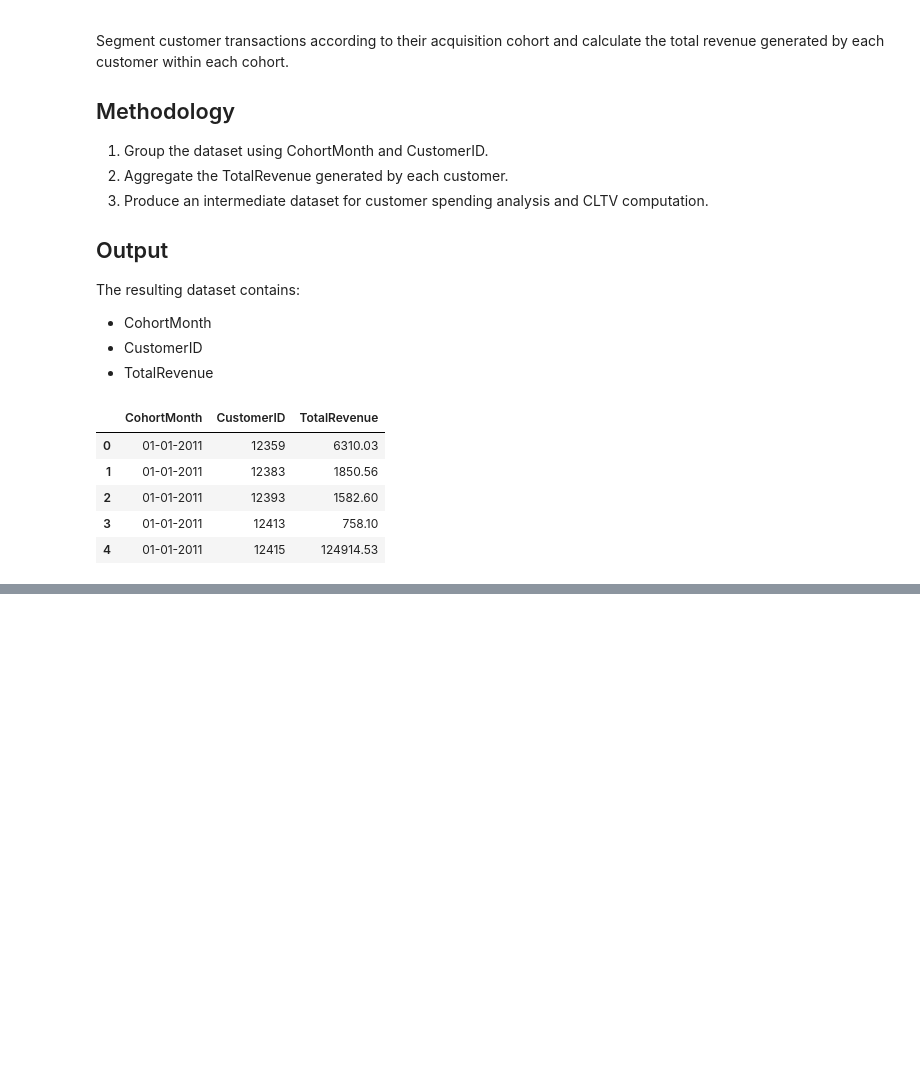
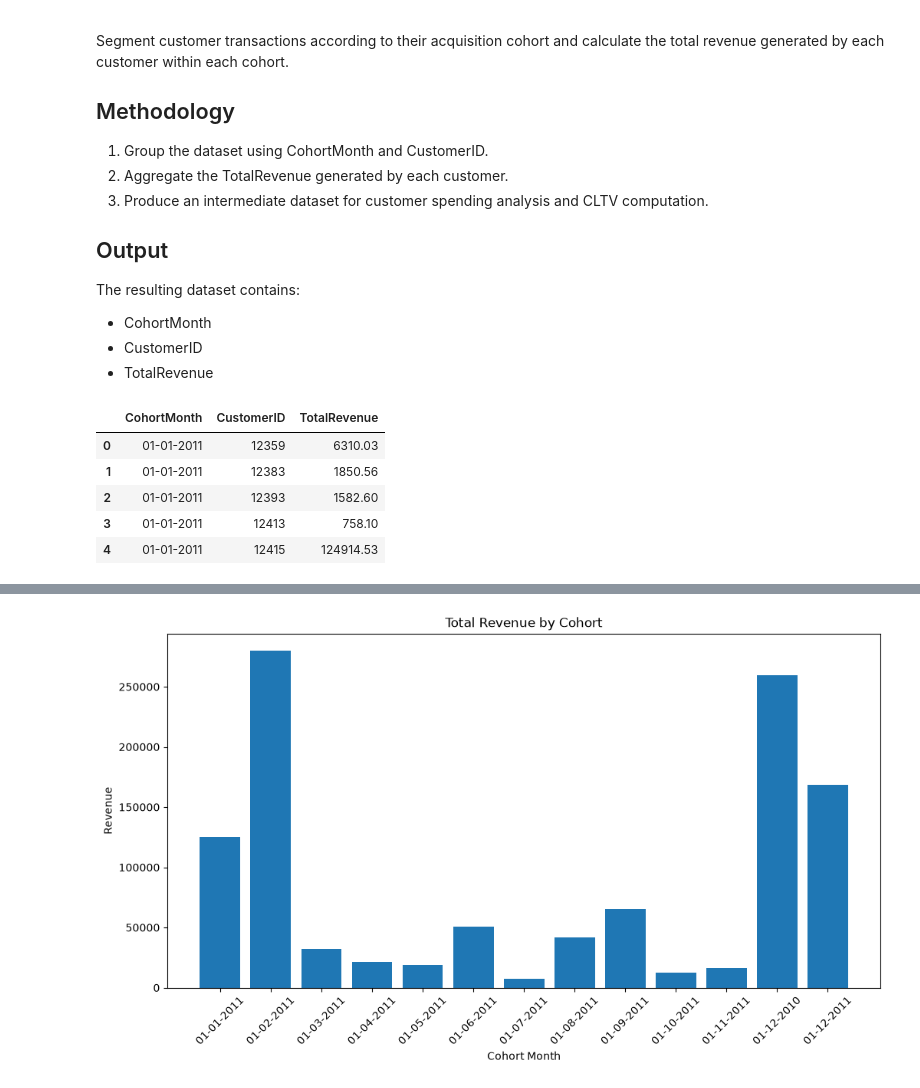
Before and after one commit to kalanidy/Infotact-intern-project-2-, a Jupyter notebook: week 3/week3_kalanidy.ipynb, the cells around one changed output, grey strips where cells are left out. Cells and saved outputs as stored; diff of their text form; code cells hidden in the pictures; blank space fills up the shorter version.

```diff
--- a/week 3/week3_kalanidy.ipynb
+++ b/week 3/week3_kalanidy.ipynb
@@ -73,0 +108,15 @@ customer_cohort_revenue.to_csv(
+# %%
+import matplotlib.pyplot as plt
+
+plt.figure(figsize=(12, 6))
+plt.bar(
+    customer_cohort_revenue['CohortMonth'].astype(str),
+    customer_cohort_revenue['TotalRevenue']
+)
+plt.title('Total Revenue by Cohort')
+plt.xlabel('Cohort Month')
+plt.ylabel('Revenue')
+plt.xticks(rotation=45)
+plt.show()
+# %% [output]
+[figure, added]
```
Also changed, not shown: parts of 7 cells of this notebook, 1 other file.
